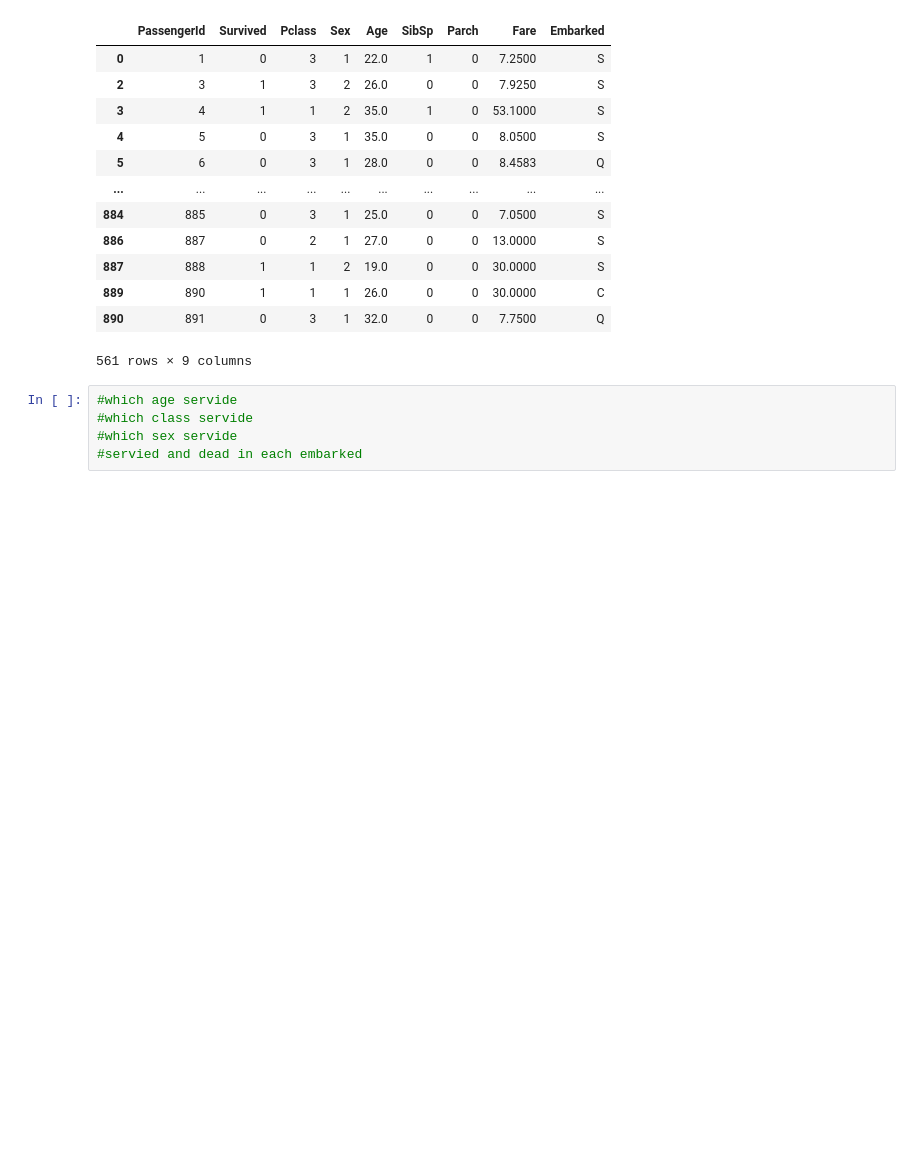
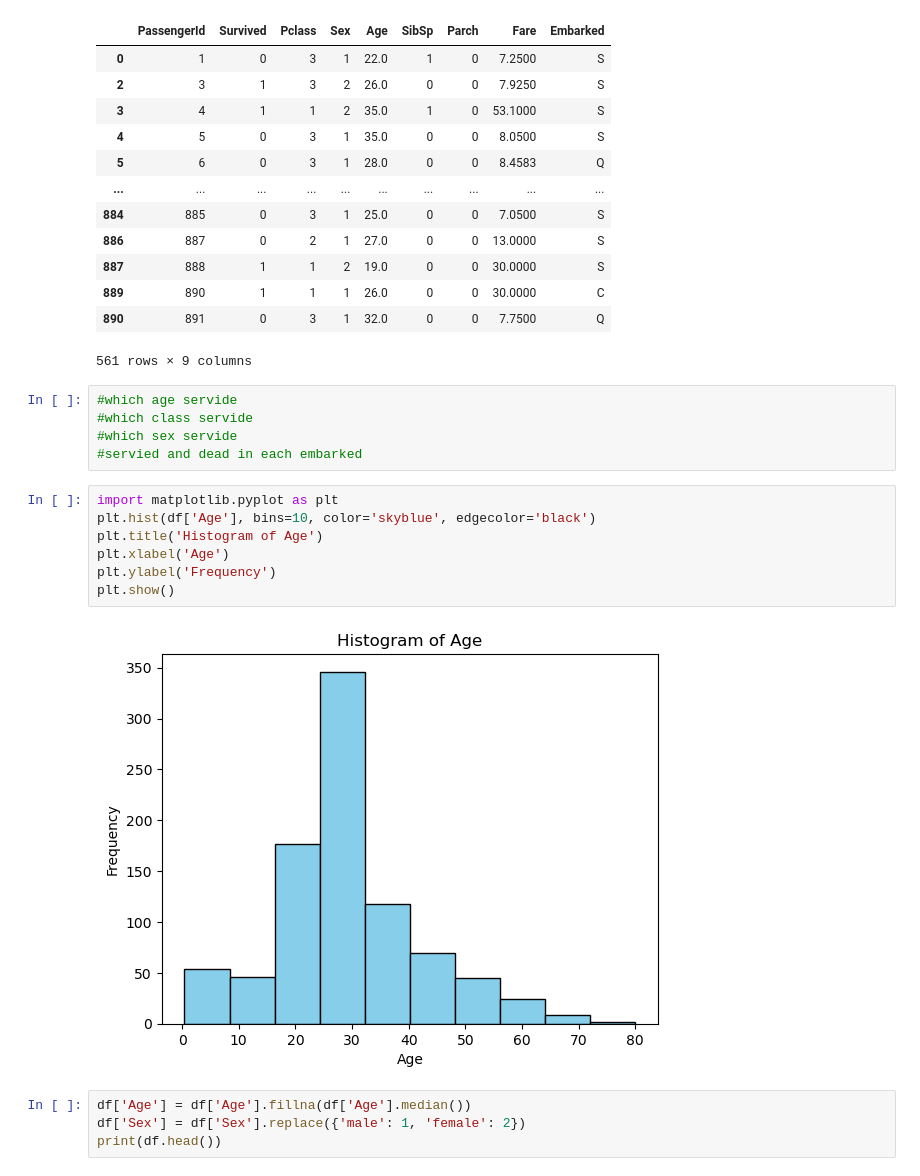
Before and after one commit to yassa404/EgyptDigitalAI_Track, a Jupyter notebook: python/on session/titanic data set visulization.ipynb, the cells around one changed output. Saved outputs shown, nothing was run; the diff lists cells and outputs as text; blank space fills up the shorter version.

```diff
--- a/python/on session/titanic data set visulization.ipynb
+++ b/python/on session/titanic data set visulization.ipynb
@@ -190,3 +190,16 @@ cleaned_df
 #which class servide
 #which sex servide
 #servied and dead in each embarked
+# %%
+import matplotlib.pyplot as plt
+plt.hist(df['Age'], bins=10, color='skyblue', edgecolor='black')
+plt.title('Histogram of Age')
+plt.xlabel('Age')
+plt.ylabel('Frequency')
+plt.show()
+# %% [output]
+[figure, added]
+# %%
+df['Age'] = df['Age'].fillna(df['Age'].median())
+df['Sex'] = df['Sex'].replace({'male': 1, 'female': 2})
+print(df.head())
```
Also changed, not shown: parts of 10 cells of this notebook, 1 other file.
